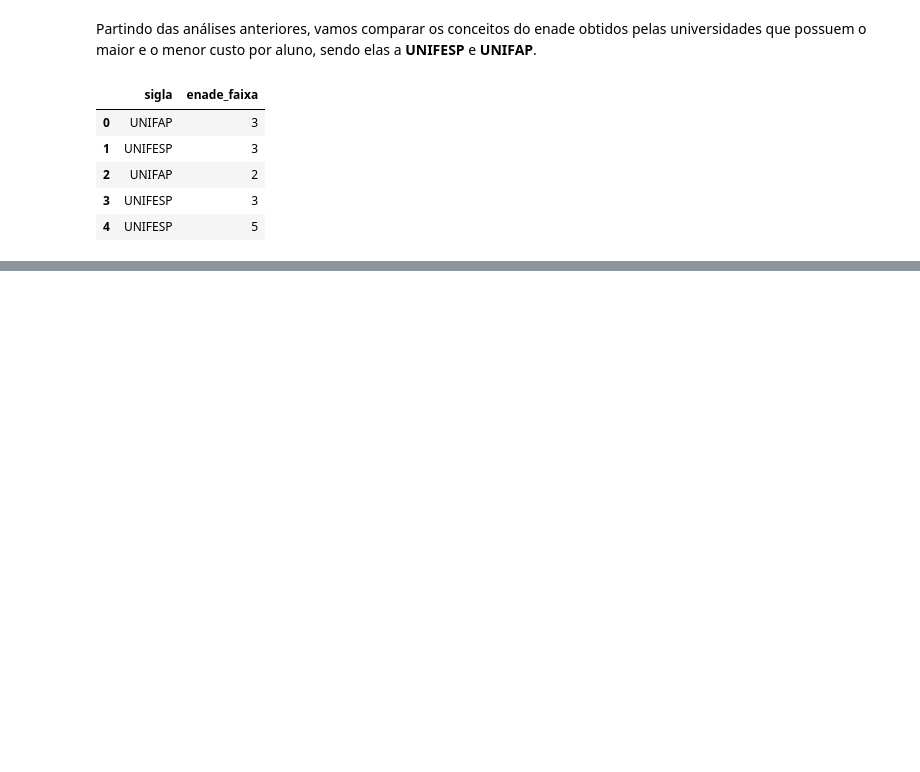
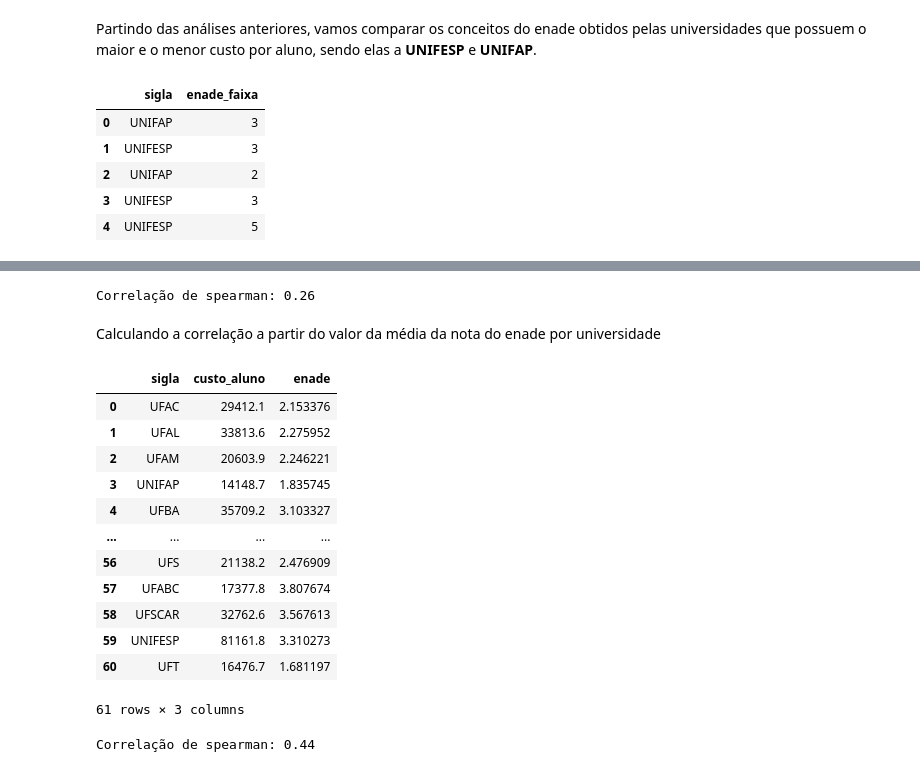
Before and after one commit to francinaldocn/MC_2019.2, a Jupyter notebook: questao1.ipynb, the cells around one changed output, grey strips where cells are left out. Drawn from its saved outputs; the diff is of its cells as text; code cells hidden in the pictures; blank space fills up the shorter version.

```diff
--- a/questao1.ipynb
+++ b/questao1.ipynb
@@ -242,0 +252,38 @@ plt.show()
+# %%
+# Calculando a correlação de spearman
+# resultados_enade_ies
+correlacao_dados = pd.merge(ies_custo_aluno, resultados_enade_ies, how='inner', left_on='sigla', right_on='sigla')
+correlacao_dados
+x = correlacao_dados.custo_aluno
+y = correlacao_dados.enade
+coef, p = spearmanr(x,y)
+print('Correlação de spearman: %.2f' % coef)
+# %% [output]
+Correlação de spearman: 0.26
+# %% [markdown]
+Calculando a correlação a partir do valor da média da nota do enade por universidade
+# %%
+media_corr = resultados_media_dec.reset_index()
+correlacao_dados_med = pd.merge(ies_custo_aluno, media_corr, how='inner', left_on='sigla', right_on='sigla')
+correlacao_dados_med
+# %% [output]
+|  | sigla | custo_aluno | enade |
+| 0 | UFAC | 29412.1 | 2.153376 |
+| 1 | UFAL | 33813.6 | 2.275952 |
+| 2 | UFAM | 20603.9 | 2.246221 |
+| 3 | UNIFAP | 14148.7 | 1.835745 |
+| 4 | UFBA | 35709.2 | 3.103327 |
+| ... | ... | ... | ... |
+| 56 | UFS | 21138.2 | 2.476909 |
+| 57 | UFABC | 17377.8 | 3.807674 |
+| 58 | UFSCAR | 32762.6 | 3.567613 |
+| 59 | UNIFESP | 81161.8 | 3.310273 |
+| 60 | UFT | 16476.7 | 1.681197 |
+61 rows × 3 columns
+# %%
+x = correlacao_dados_med.custo_aluno
+y = correlacao_dados_med.enade
+coef, p = spearmanr(x,y)
+print('Correlação de spearman: %.2f' % coef)
+# %% [output]
+Correlação de spearman: 0.44
```
Also changed, not shown: parts of 7 cells of this notebook.
